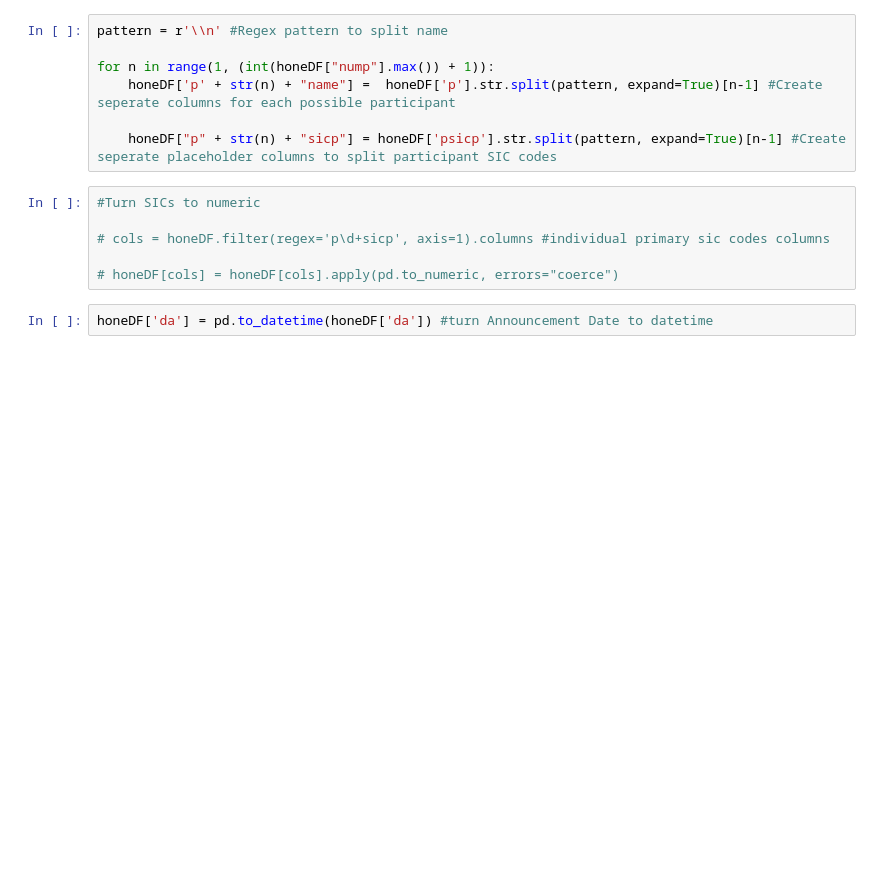
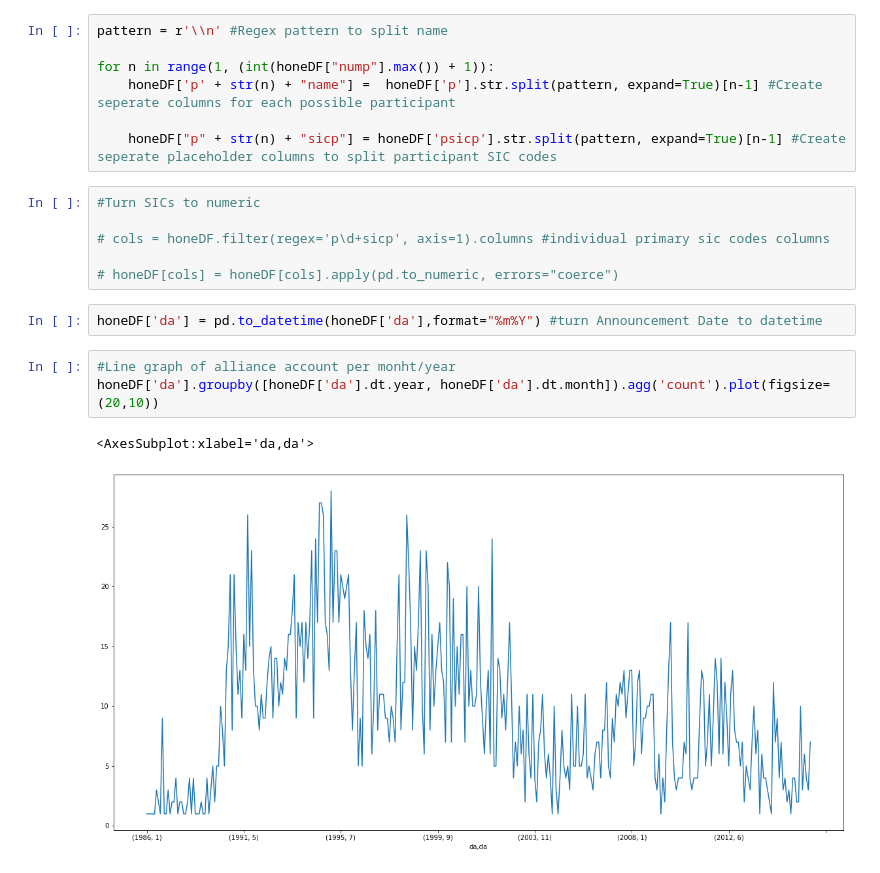
Before and after one commit to bang-a-coder/thesis-analysis, a Jupyter notebook: explore.ipynb, the cells around one changed output. Saved outputs shown, nothing was run; the diff lists cells and outputs as text; blank space fills up the shorter version.

Commit message:
visualize partnerships over time

```diff
--- a/explore.ipynb
+++ b/explore.ipynb
@@ -53,4 +55,10 @@ for n in range(1, (int(honeDF["nump"].max()) + 1)):
 
 # honeDF[cols] = honeDF[cols].apply(pd.to_numeric, errors="coerce")
 # %%
-honeDF['da'] = pd.to_datetime(honeDF['da']) #turn Announcement Date to datetime
+honeDF['da'] = pd.to_datetime(honeDF['da'],format="%m%Y") #turn Announcement Date to datetime
+# %%
+#Line graph of alliance account per monht/year
+honeDF['da'].groupby([honeDF['da'].dt.year, honeDF['da'].dt.month]).agg('count').plot(figsize=(20,10))
+# %% [output]
+<AxesSubplot:xlabel='da,da'>
+[figure, added]
```
Also changed, not shown: parts of 1 cell of this notebook.
